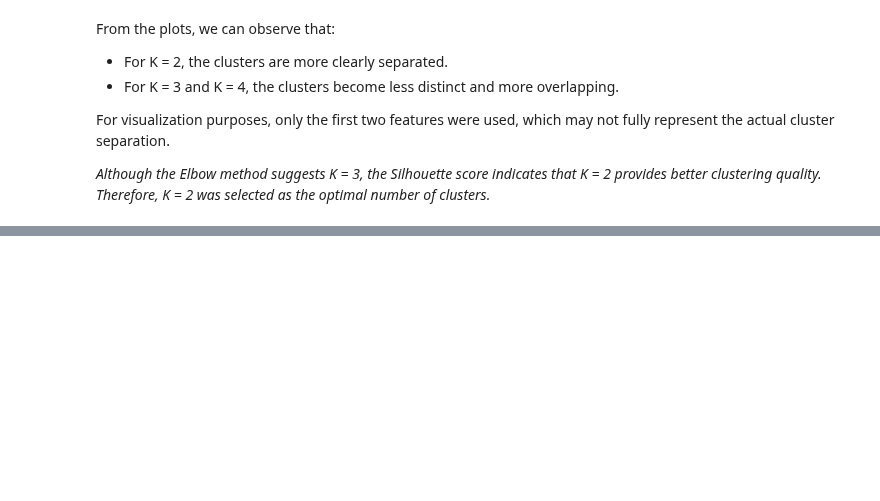
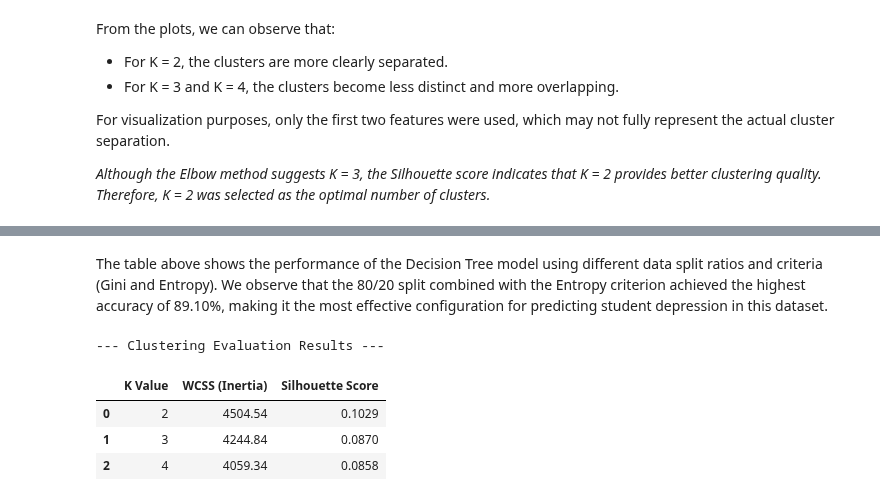
Before and after one commit to joodali25/IT326-DataMining-Project, a Jupyter notebook: Reports/Phase3.ipynb, the cells around one changed output, grey strips where cells are left out. Cells and saved outputs as stored; diff of their text form; code cells hidden in the pictures; blank space fills up the shorter version.

```diff
--- a/Reports/Phase3.ipynb
+++ b/Reports/Phase3.ipynb
@@ -391,0 +413,19 @@ For visualization purposes, only the first two features were used, which may not
+# %% [markdown]
+The table above shows the performance of the Decision Tree model using different data split ratios and criteria (Gini and Entropy). We observe that the 80/20 split combined with the Entropy criterion achieved the highest accuracy of 89.10%, making it the most effective configuration for predicting student depression in this dataset.
+# %%
+
+clustering_summary = {
+    'K Value': [2, 3, 4],
+    'WCSS (Inertia)': [4504.54, 4244.84, 4059.34],
+    'Silhouette Score': [0.1029, 0.0870, 0.0858]
+}
+
+df_cluster_eval = pd.DataFrame(clustering_summary)
+print("--- Clustering Evaluation Results ---")
+display(df_cluster_eval)
+# %% [output]
+--- Clustering Evaluation Results ---
+|  | K Value | WCSS (Inertia) | Silhouette Score |
+| 0 | 2 | 4504.54 | 0.1029 |
+| 1 | 3 | 4244.84 | 0.0870 |
+| 2 | 4 | 4059.34 | 0.0858 |
```
Also changed, not shown: parts of 7 cells of this notebook.
